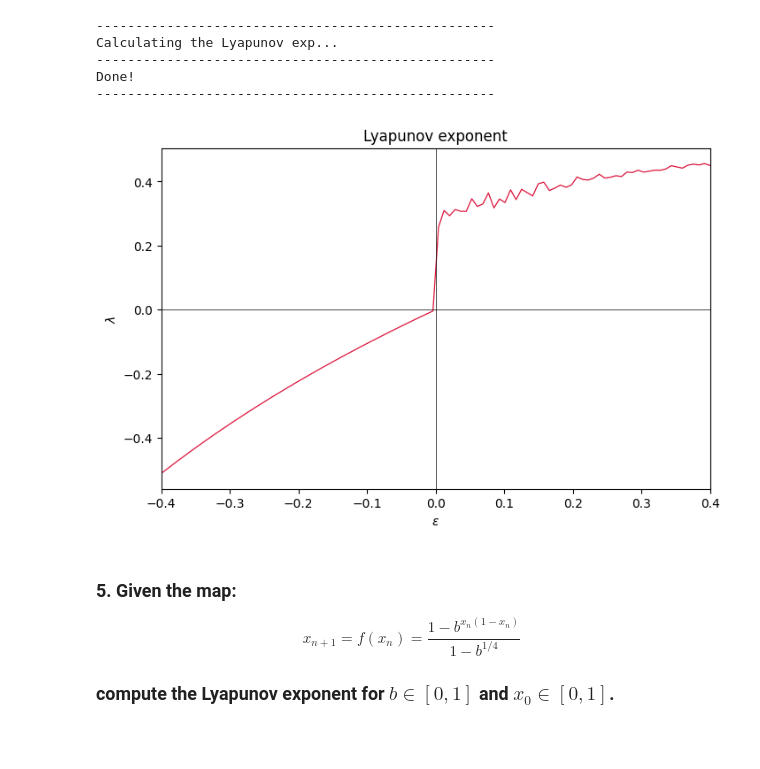
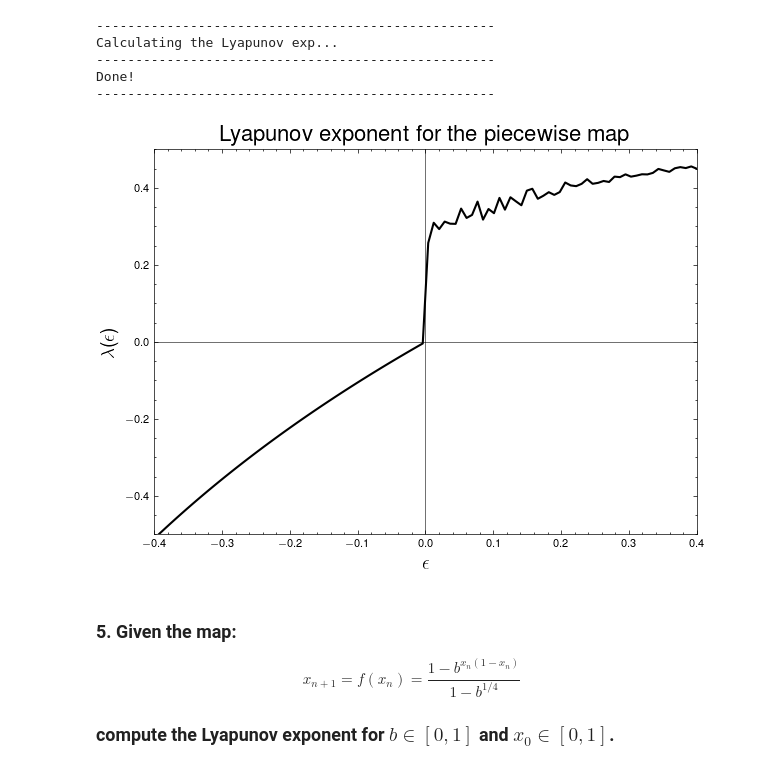
Before and after one commit to whyyorlantaken/Dynamical-Systems-Coursework, a Jupyter notebook: Take-home-2/code/notebook.ipynb, the cells around one changed output. Drawn from its saved outputs; the diff is of its cells as text; code cells hidden in the pictures; blank space fills up the shorter version.

```diff
--- a/Take-home-2/code/notebook.ipynb
+++ b/Take-home-2/code/notebook.ipynb
@@ -8,6 +8,10 @@ import sympy as sp
 import numpy as np
 import matplotlib.pyplot as plt
 from numba import jit
+import scienceplots
+
+# Plot style
+plt.style.use(['science', 'nature', 'high-vis'])
 # %% [markdown]
 ### 4. Given the piecewise map:
 $$
@@ -147,17 +151,21 @@ Done!
 ---------------------------------------------------
 # %%
 # Plot the results
-plt.figure(figsize=(8, 5))
-plt.plot(eps_values, lyapunov_eps, lw = 0.9, c = 'crimson')
-plt.title('Lyapunov exponent')
-plt.ylabel(r"$\lambda$")
-plt.xlabel(r"$\epsilon$")
-plt.axhline(0, color='black', lw=0.5)
-plt.axvline(0, color='black', lw=0.5)
+plt.figure(figsize=(7, 5))
+plt.plot(eps_values, lyapunov_eps, lw = 1.5, c = "k")
+plt.title('Lyapunov exponent for the piecewise map', fontsize=16)
+plt.ylabel(r"$\lambda(\epsilon)$", fontsize=14)
+plt.xlabel(r"$\epsilon$", fontsize=14)
+plt.axhline(0, color='black', lw=0.4)
+plt.axvline(0, color='black', lw=0.4)
+# Make ticks smaller
+plt.tick_params(axis='both', which='major', labelsize=8)
+plt.savefig('./plots/piecewise_lya.pdf', dpi=300, bbox_inches='tight')
 plt.xlim(-0.4, 0.4)
+plt.ylim(-0.5, 0.5)
 plt.show()
 # %% [output]
-[figure, old version]
+[figure, new version]
 # %% [markdown]
 ### 5. Given the map:
 $$
```
Also changed, not shown: parts of 6 cells of this notebook, 22 other files.
